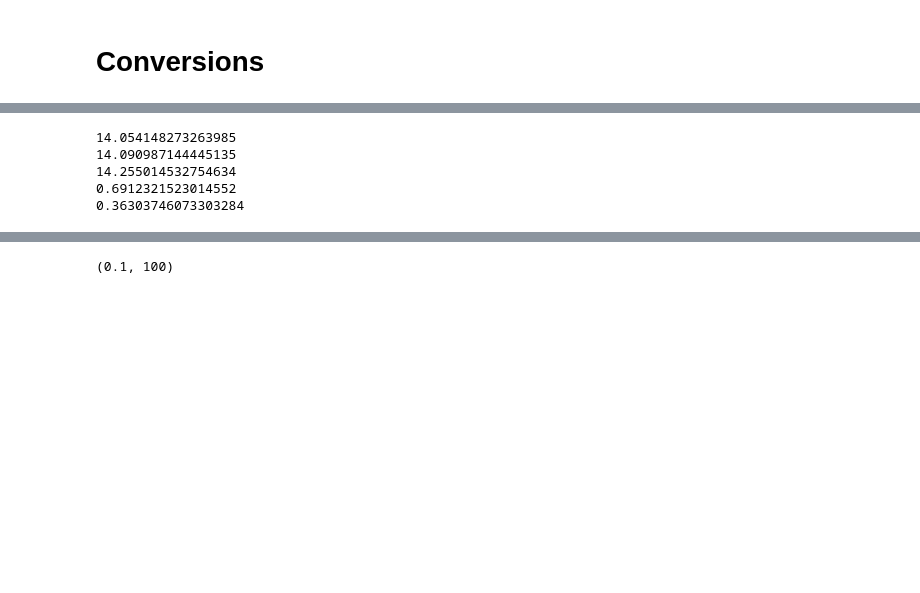
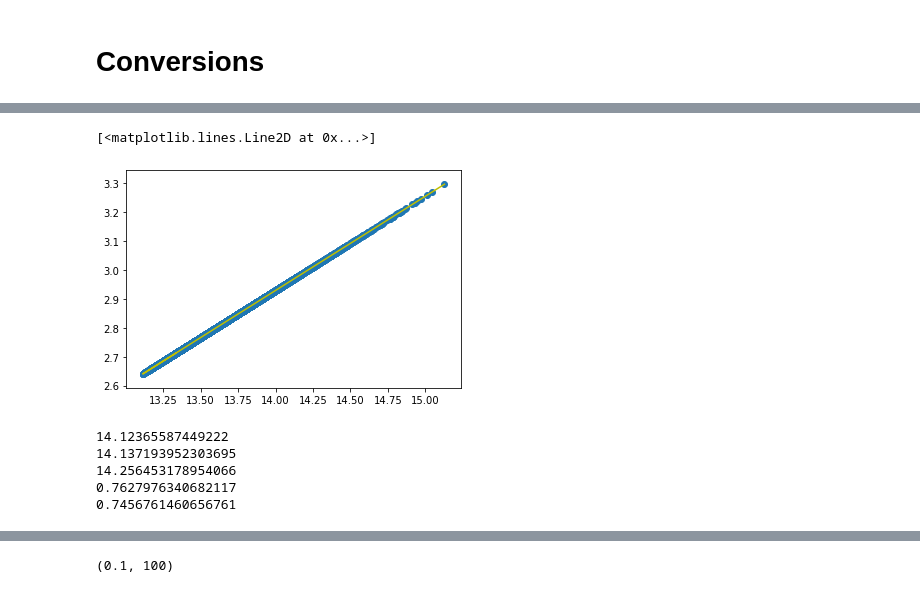
Before and after one commit to lormezini/Halo, a Jupyter notebook: tabcorr_pract.ipynb, the cells around one changed output, grey strips where cells are left out. Cells and saved outputs as stored; diff of their text form; code cells hidden in the pictures; blank space fills up the shorter version.

```diff
--- a/tabcorr_pract.ipynb
+++ b/tabcorr_pract.ipynb
@@ -198,24 +231,31 @@ plt.plot(np.log10(vmax[0:10_000]),np.log10(vmax[0:10_000])*(m)+(b),c='y')
+# %%
+plt.scatter(vmax_ml[0:10000],np.log10(vmax[0:10000]))
+plt.plot(vmax_ml[0:10000],vmax_ml[0:10000]*(m2)+(b2),c='y')
+#plt.yscale('log')
+#plt.xscale('log')
+# %% [output]
+[<matplotlib.lines.Line2D at 0x...>]
+[figure, added]
 # %%
 ##CONVERT FROM VMAX TO MASS LIKE
-vmax_ml = (10**(np.log10(halocat.halo_table['halo_vmax'])*(m)+(b)))
 #print(10**(np.log10(100)*(m)+(b)),halocat.particle_mass)
 #convert Vmax param vals to masslike
         #logVmaxMin, LogVmax0, LogVmax1
-vals = [2.71201315,2.74328734,2.886974  ]
+vals = [2.29,2.30,2.39]
 for v in vals:
     print(np.log(10**(np.log10(v)*(m)+(b))))
-alpha_v = 2.22089537
-sigma_v = 0.11299189
+alpha_v = 2.37
+sigma_v = 0.24
 alpha_m = alpha_v/m
 sigma_m = m*sigma_v
 print(alpha_m)
 print(sigma_m)
 # %% [output]
-14.054148273263985
-14.090987144445135
-14.255014532754634
-0.6912321523014552
-0.36303746073303284
+14.12365587449222
+14.137193952303695
+14.256453178954066
+0.7627976340682117
+0.7456761460656761
 # %%
 cens_occ_model = Zheng07Cens(prim_haloprop_key = 'vmax_ml',threshold=threshold)
 cens_prof_model = TrivialPhaseSpace()
```
Also changed, not shown: parts of 16 cells of this notebook, 6 other files.
